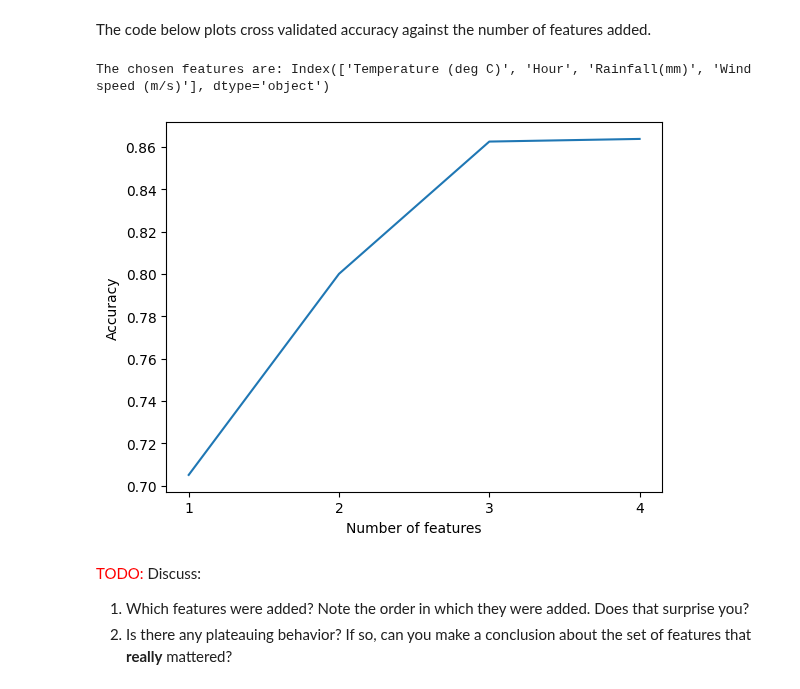
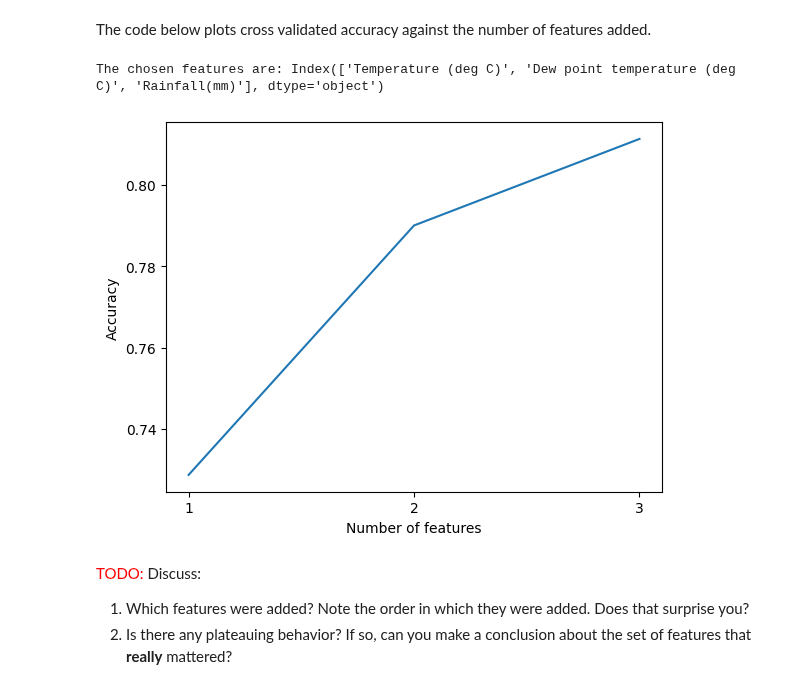
Before and after one commit to nickmvega/machine-learning, a Jupyter notebook: project_2/project2_src_vega_roth.ipynb, the cells around one changed output. Drawn from its saved outputs; the diff is of its cells as text; code cells hidden in the pictures.

```diff
--- a/project_2/project2_src_vega_roth.ipynb
+++ b/project_2/project2_src_vega_roth.ipynb
@@ -381,7 +441,7 @@ Accuracy: 97.50%
 # %%
 #### TODO: YOUR CODE HERE
 # perform regression with Laplace kernel
-model = KernelPerceptron(kernel=LaplaceKernel(sigma = 5), T=10)
+model = KernelPerceptron(kernel=LaplaceKernel(sigma = 0.0015), T=10)
 model.fit(Xtrain, ytrain)
 ypred = model.predict(Xtest)
 print('Accuracy: %.2f%%' % (accuracy_score(ytest, ypred) * 100))
@@ -393,0 +454,7 @@ Accuracy: 95.00%
+# %%
+# perform regression with Laplace kernel
+model = KernelPerceptron(kernel=LaplaceKernel(sigma = 0.01), T=10)
+model.fit(Xtrain, ytrain)
+ypred = model.predict(Xtest)
+print('Accuracy: %.2f%%' % (accuracy_score(ytest, ypred) * 100))
+plot_decision_bounday_kernel_perceptron(model)
@@ -624,7 +696,7 @@ Optimal polynomial accuracy:  : 76.56%
 Accuracy of optimal polynomial on test set: 72.50%
 # %%
 # find best hyperparameter for another kernel from Task 2A
-params = [0.1, 0.5, 1, 5, 10]
+params = [0.0013, 0.0014, 0.0015, 0.001505, 0.0016]
 best = []
 
 for param in params:
@@ -708,7 +780,7 @@ Accuracy of optimal sigmoid on test set: 83.00%
 # show much how variance is explained by 3 dominant principal components
 # (see evaluation and analysis for details)
 
-model = KernelPerceptron(kernel=LaplaceKernel(sigma = 0.05), T=10)
+model = KernelPerceptron(kernel=LaplaceKernel(sigma = 0.0015), T=10)
 model.fit(Xtrain, ytrain)
 ypred = model.predict(Xtest)
 
@@ -844,20 +916,20 @@ def greedy_forward(Xtrain, ytrain, model, k = 5):
 # %% [markdown]
 The code below plots cross validated accuracy against the number of features added.
 # %%
-model = KernelPerceptron(kernel=LaplaceKernel(sigma = 5), T=10)
+model = KernelPerceptron(kernel=PolynomialKernel(p = 3), T=10)
 
 S, best_acc_list = greedy_forward(Xtrain, ytrain, model)
 print(f'The chosen features are: {feature_names[S]}')
 n_features = len(S)
 plt.figure()
 plt.plot(np.arange(n_features) + 1, best_acc_list)
 plt.xlabel("Number of features")
 plt.ylabel("Accuracy")
 plt.xticks(np.arange(n_features) + 1)
 plt.show()
 # %% [output]
-The chosen features are: Index(['Temperature (deg C)', 'Hour', 'Rainfall(mm)', 'Wind speed (m/s)'], dtype='object')
+The chosen features are: Index(['Temperature (deg C)', 'Dew point temperature (deg C)', 'Rainfall(mm)'], dtype='object')
-[figure, old version]
+[figure, new version]
 # %% [markdown]
 <span style="color:red"> TODO: </span> Discuss:
 1. Which features were added? Note the order in which they were added. Does that surprise you?
```
Also changed, not shown: parts of 11 cells of this notebook.
